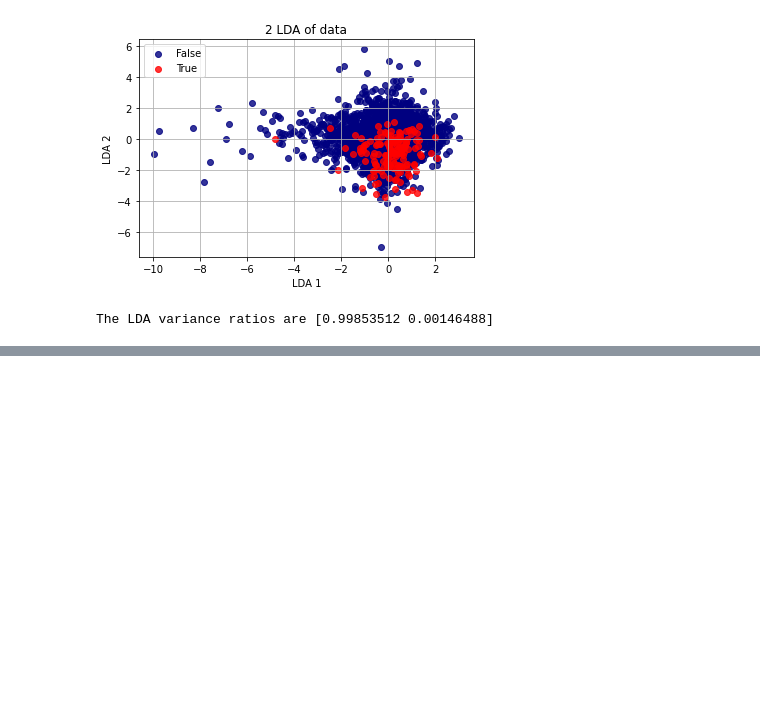
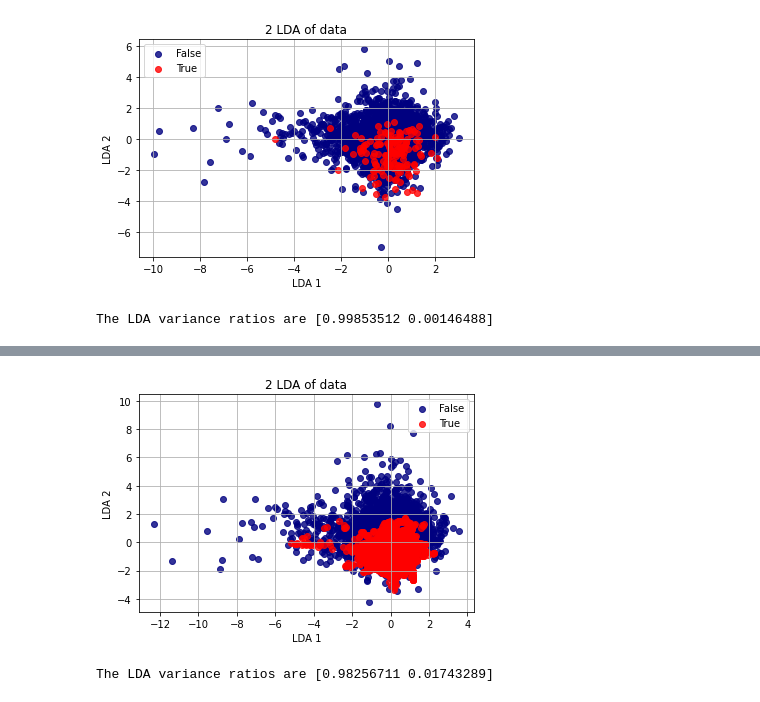
Before and after one commit to sa-nouri/Advanced-Deep-Learning, a Jupyter notebook: challenge_code/code.ipynb, the cells around one changed output, grey strips where cells are left out. Cells and saved outputs as stored; diff of their text form; code cells hidden in the pictures; blank space fills up the shorter version.

```diff
--- a/challenge_code/code.ipynb
+++ b/challenge_code/code.ipynb
@@ -145,3 +430,8 @@ Principal Component Analysis (PCA) applied to this data identifies the combinati
+# %%
+visualize_data_lda(data_train, data_target)
+# %% [output]
+[figure, added]
+The LDA variance ratios are [0.98256711 0.01743289]
 # %%
 pca = PCA(PCA_VARIANCE)
 pca.fit(in_train)
```
Also changed, not shown: parts of 39 cells of this notebook.
